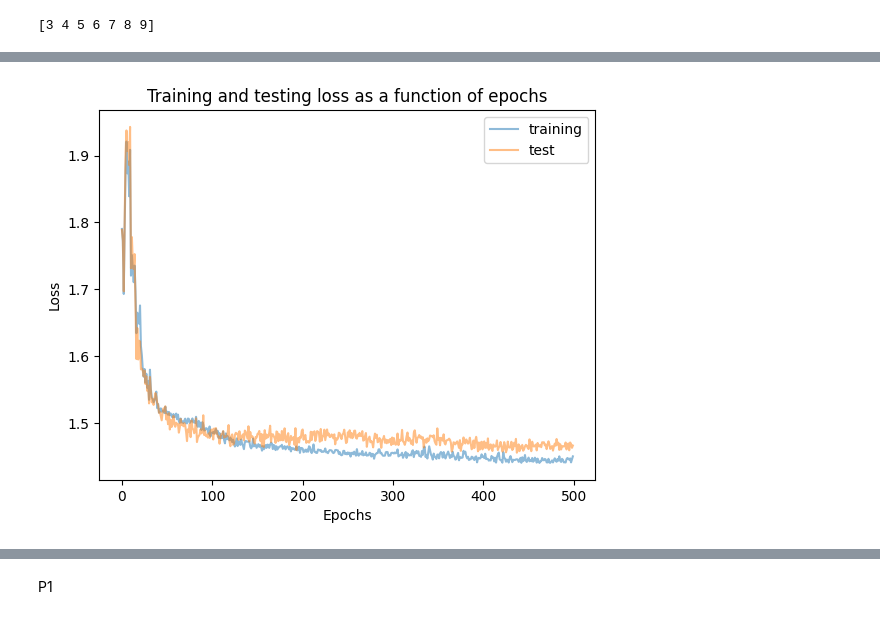
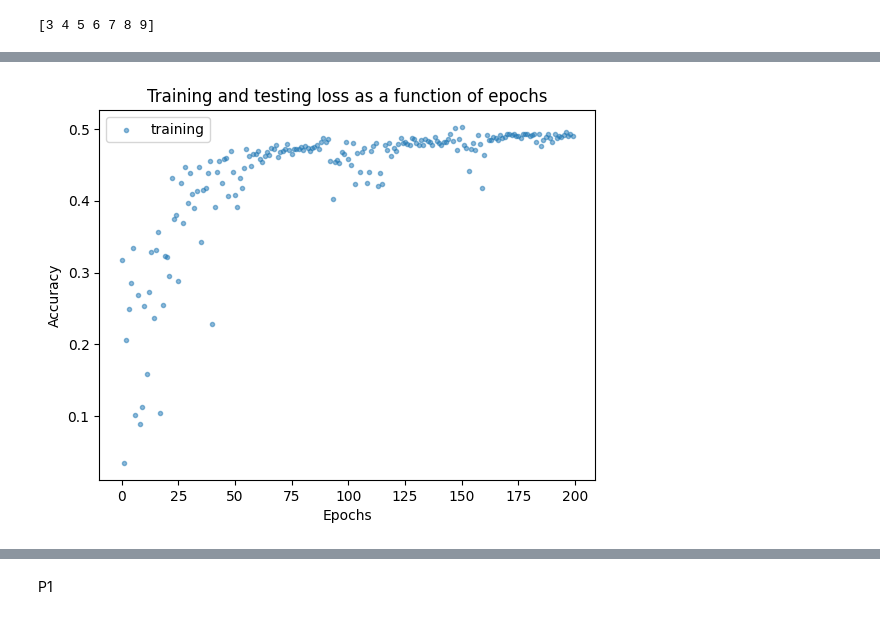
Before and after one commit to mina-tang/Opti_ML_Project, a Jupyter notebook: nevergrad/nevergrad_train.ipynb, the cells around one changed output, grey strips where cells are left out. Saved outputs shown, nothing was run; the diff lists cells and outputs as text; code cells hidden in the pictures.

Commit message:
change plotting

```diff
--- a/nevergrad/nevergrad_train.ipynb
+++ b/nevergrad/nevergrad_train.ipynb
@@ -50,6 +50,7 @@ class TrainManager:
         self.iteration = 0
         self.test_losses = []
         self.train_losses = []
+        self.accuracy = []
         # self.best_output = []
         # self.LSTM = isLSTM
 
@@ -87,6 +88,7 @@ class TrainManager:
 
         self.test_losses.append(test_loss)
         self.train_losses.append(loss)
+        self.accuracy.append(accuracy)
 
         if self.iteration % self.n_samples == 0:
             self.epoch += 1
@@ -218,18 +226,18 @@ epoch 320; test loss function : 1.6527616572019277, accuracy: 0.51 best score :
 # %%
 loss = []
 
 # epochs_space = np.linspace(0, epochs, len(trainer.train_losses))
 
-plt.plot(trainer.train_losses, label="training", alpha=0.5)
-plt.plot(trainer.test_losses, label="test", alpha=0.5)
-plt.ylabel('Loss')
+plt.scatter(range(0,len(trainer.accuracy)),trainer.accuracy, label="training", alpha=0.5, marker='.' )
+#plt.plot(trainer.test_losses, label="test", alpha=0.5)
+plt.ylabel('Accuracy')
 plt.xlabel('Epochs')
 # plt.yscale("log")
 plt.title("Training and testing loss as a function of epochs")
 plt.legend()
 plt.show()
 # %% [output]
-[figure, old version]
+[figure, new version]
 # %%
 test_inputs, test_labels = next(iter(validation_loader))
 predicted = trainer.best_model(test_inputs)
```
Also changed, not shown: parts of 4 cells of this notebook.
